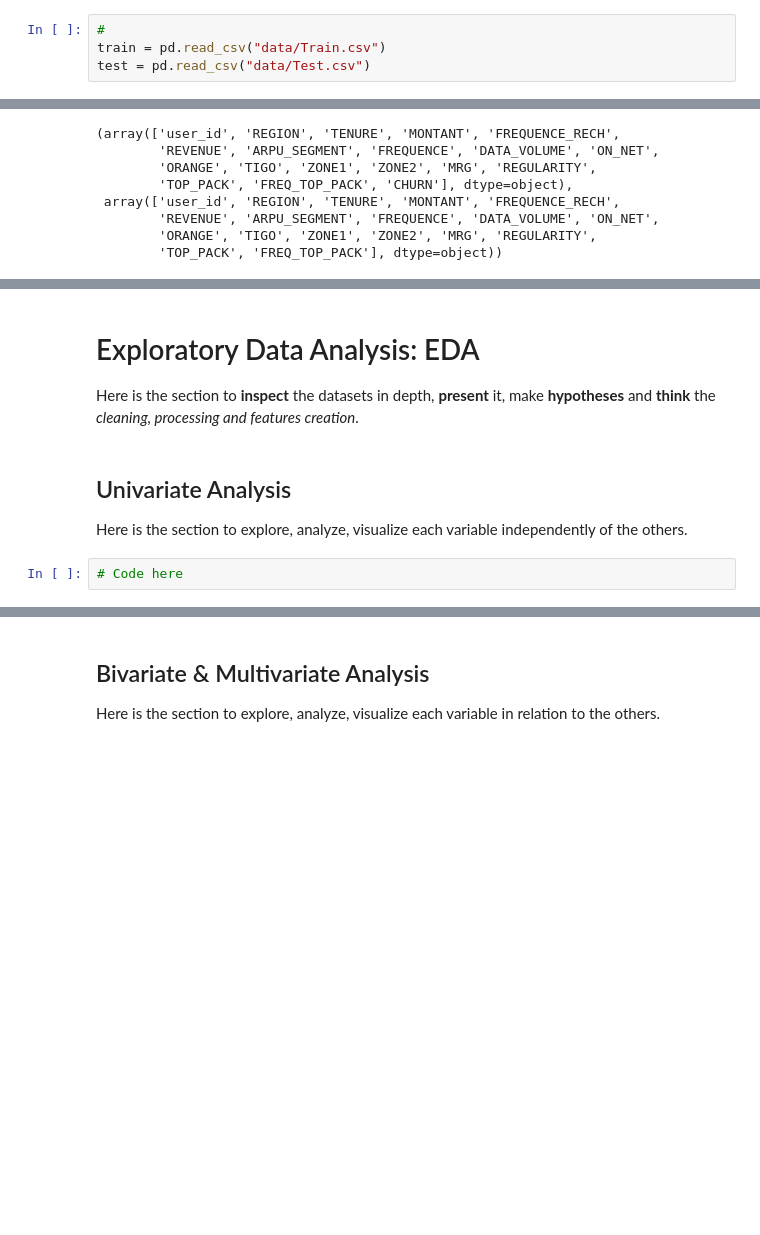
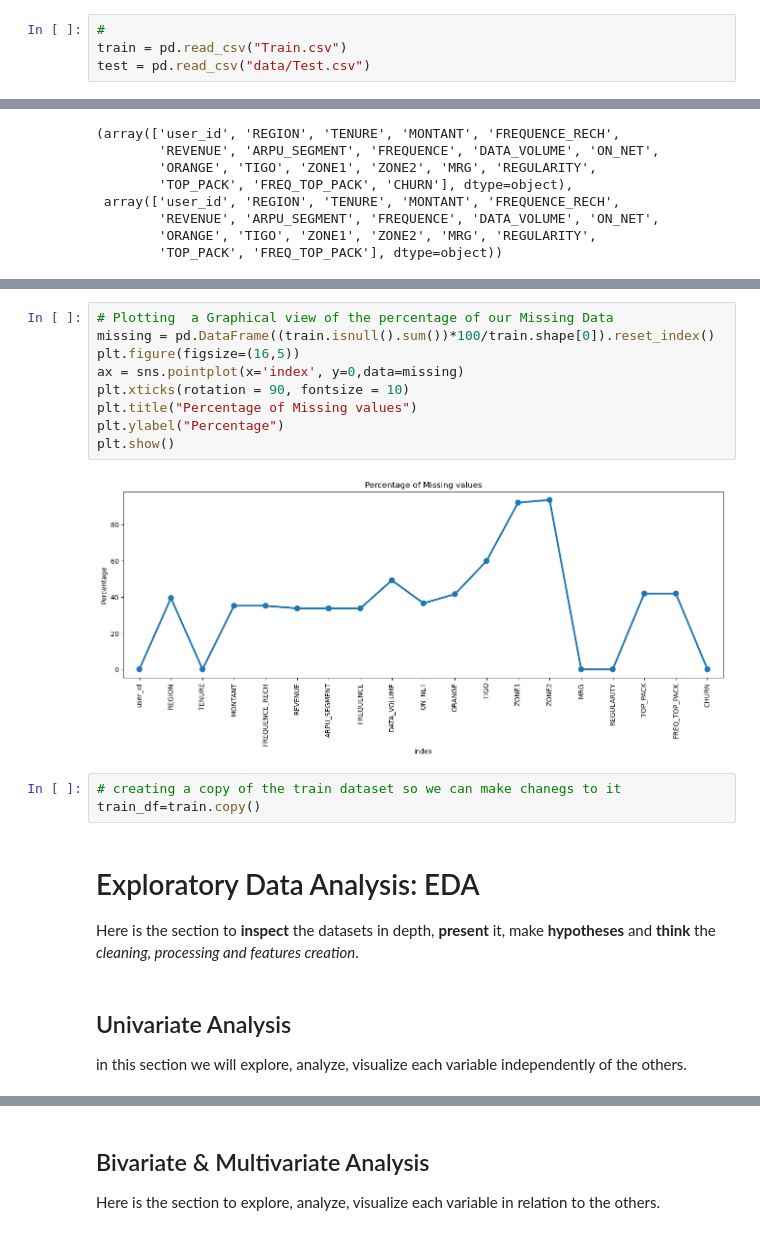
Before and after one commit to codedzifa/CAPSTONE, a Jupyter notebook: Capstone Customer Churn.ipynb, the cells around one changed output, grey strips where cells are left out. Cells and saved outputs as stored; diff of their text form; blank space fills up the shorter version.

```diff
--- a/Capstone Customer Churn.ipynb
+++ b/Capstone Customer Churn.ipynb
@@ -119,7 +110,7 @@ import os, pickle
 Here is the section to load the datasets (train, eval, test) and the additional files
 # %%
 #
-train = pd.read_csv("data/Train.csv")
+train = pd.read_csv("Train.csv")
 test = pd.read_csv("data/Test.csv")
 # %% [markdown]
 # Data Understanding
@@ -163,8 +286,20 @@ train.columns.values, test.columns.values
+# %%
+# Plotting  a Graphical view of the percentage of our Missing Data
+missing = pd.DataFrame((train.isnull().sum())*100/train.shape[0]).reset_index()
+plt.figure(figsize=(16,5))
+ax = sns.pointplot(x='index', y=0,data=missing)
+plt.xticks(rotation = 90, fontsize = 10)
+plt.title("Percentage of Missing values")
+plt.ylabel("Percentage")
+plt.show()
+# %% [output]
+[figure, added]
+# %%
+# creating a copy of the train dataset so we can make chanegs to it
+train_df=train.copy()
 # %% [markdown]
 # Exploratory Data Analysis: EDA
 Here is the section to **inspect** the datasets in depth, **present** it, make **hypotheses** and **think** the *cleaning, processing and features creation*.
 # %% [markdown]
 ## Univariate Analysis
-Here is the section to explore, analyze, visualize each variable independently of the others.
+in this section we will explore, analyze, visualize each variable independently of the others.
-# %%
-# Code here
```
Also changed, not shown: parts of 21 cells of this notebook.
